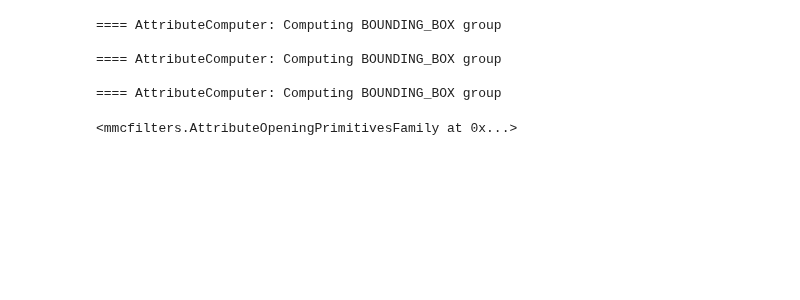
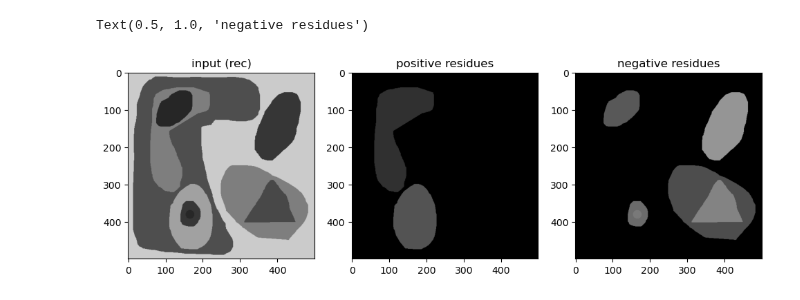
Before and after one commit to wonderalexandre/mmcfilters, a Jupyter notebook: notebooks/Attribute_Filters.ipynb, the cells around one changed output. Drawn from its saved outputs; the diff is of its cells as text; code cells hidden in the pictures; blank space fills up the shorter version.

```diff
--- a/notebooks/Attribute_Filters.ipynb
+++ b/notebooks/Attribute_Filters.ipynb
@@ -179,56 +324,31 @@ Text(0.5, 1.0, 'attribute filter (tos)')
 [figure]
-# %%
-Type = mmcfilters.Attribute.Type
-attrType = Type.BOX_HEIGHT
-threshold = 100
-
-attr_maxtree = mmcfilters.Attribute.computeSingleAttribute(maxtree, attrType)
-attr_mintree = mmcfilters.Attribute.computeSingleAttribute(mintree, attrType)
-attr_tos = mmcfilters.Attribute.computeSingleAttribute(tos, attrType)
-
-max_threshold = 500
-deltaMSER=5
-primitives = mmcfilters.AttributeOpeningPrimitivesFamily(maxtree, attr_maxtree, max_threshold)
-primitives
-# %% [output]
-==== AttributeComputer: Computing BOUNDING_BOX group
-
-==== AttributeComputer: Computing BOUNDING_BOX group
-
-==== AttributeComputer: Computing BOUNDING_BOX group
-<mmcfilters.AttributeOpeningPrimitivesFamily at 0x...>
 # %%
-Type = mmcfilters.Attribute.Type
-attrType = Type.BOX_HEIGHT
-threshold = 100
-
-attr_maxtree = mmcfilters.Attribute.computeSingleAttribute(maxtree, attrType)
-attr_mintree = mmcfilters.Attribute.computeSingleAttribute(mintree, attrType)
-attr_tos = mmcfilters.Attribute.computeSingleAttribute(tos, attrType)
-
-max_threshold = 500
+attr_type = dic['BOX_HEIGHT']
+max_threshold = 300
+attr_tos = attrs_tos[:,attr_type]
 deltaMSER=5
-primitives = mmcfilters.AttributeOpeningPrimitivesFamily(maxtree, attr_maxtree, max_threshold)
-#primitives = mmcfilters.AttributeOpeningPrimitivesFamily(mintree, attr_mintree, max_threshold)
-#primitives = mmcfilters.AttributeOpeningPrimitivesFamily(tos, attr_tos, max_threshold)
+primitives = mmcfilters.AttributeOpeningPrimitivesFamily(tos, attr_tos, max_threshold)
 
 rtree = mmcfilters.ResidualTree(primitives)
 imgRest = primitives.restOfImage
 imgRec = rtree.reconstruction()
 imgPos = rtree.getPositiveResidues()
 imgNeg = rtree.getNegativeResidues()
 
 plt.subplot(1,4, 1)
 plt.imshow(imgRec.reshape(num_rows, num_cols), cmap='gray', vmax=255, vmin=0)
 plt.title('input (rec)')
 
 plt.subplot(1,4, 2)
 plt.imshow(imgPos.reshape(num_rows, num_cols), cmap='gray', vmax=255, vmin=0)
 plt.title('positive residues')
 
 plt.subplot(1,4, 3)
 plt.imshow(imgNeg.reshape(num_rows, num_cols), cmap='gray', vmax=255, vmin=0)
 plt.title('negative residues')
+# %% [output]
+Text(0.5, 1.0, 'negative residues')
+[figure, added]
 # %%
 attr_type = dic['HU_MOMENT_1_INERTIA']
 threshold = 0.18
```
Also changed, not shown: parts of 18 cells of this notebook, 12 other files.
